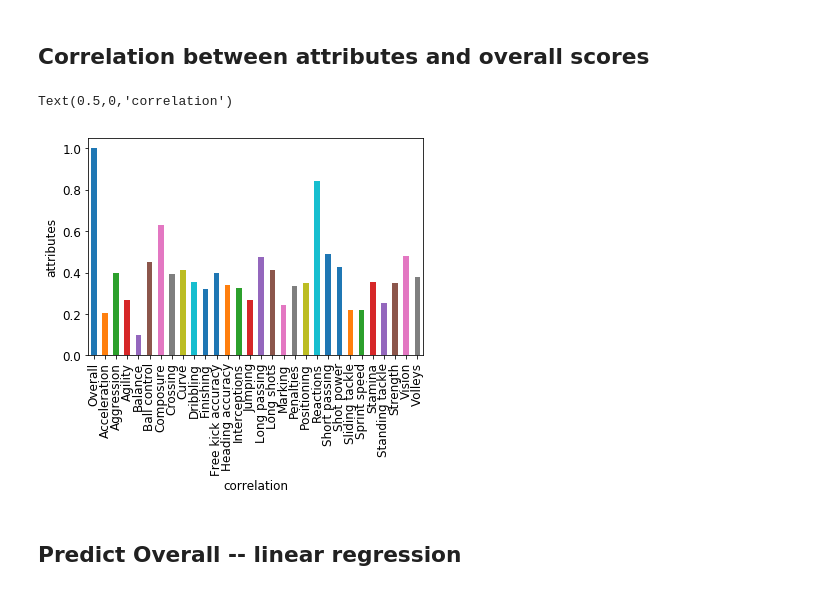
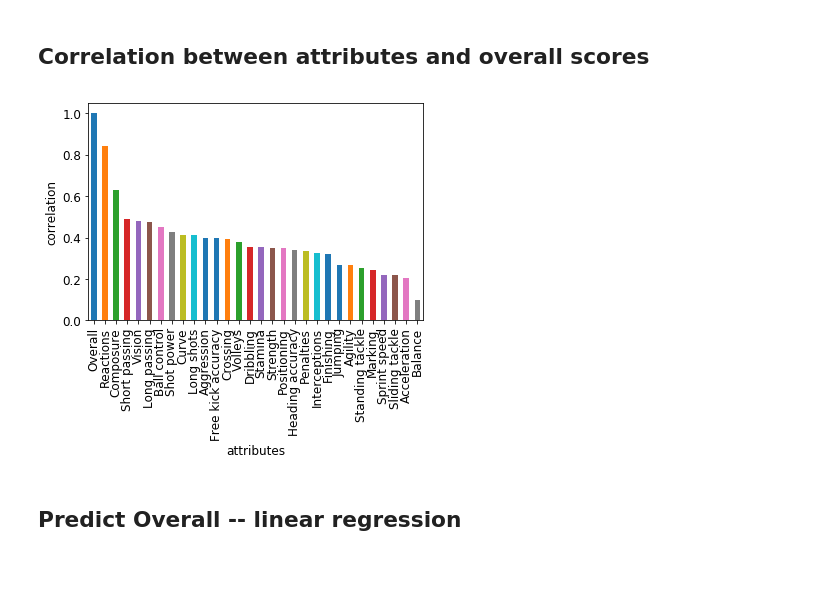
Before and after one commit to zhennongchen/ECE225A, a Jupyter notebook: FIFAstatistics.ipynb, the cells around one changed output. Saved outputs shown, nothing was run; the diff lists cells and outputs as text; code cells hidden in the pictures.

```diff
--- a/FIFAstatistics.ipynb
+++ b/FIFAstatistics.ipynb
@@ -228,17 +228,16 @@ plt.savefig('overall score distribution gaussian fitted.pdf',bbox_inches = 'tigh
 # %%
 attributes=np.concatenate([np.array([29]),np.arange(0,29)])
 df_performance=df.iloc[:,attributes]
 corr=df_performance.corr()
-overall_corr=corr.iloc[0,:]
+overall_corr=corr.iloc[0,:].sort_values(ascending=False)
 overall_corr.plot.bar(fontsize=12)
-plt.ylabel("attributes",fontsize=12)
-plt.xlabel("correlation",fontsize=12)
+plt.ylabel("correlation",fontsize=12)
+plt.xlabel("attributes",fontsize=12)
 ##fig,ax=plt.subplots(figsize=(10,8))
 ##sns.heatmap(corr,linewidths=.5,ax=ax)
-##plt.savefig('correlation of attributes.pdf',bbox_inches = 'tight')
+plt.savefig('correlation of attributes.pdf',bbox_inches = 'tight')
 # %% [output]
-Text(0.5,0,'correlation')
-[figure, old version]
+[figure, new version]
 # %% [markdown]
 ## Predict Overall -- linear regression
 # %%
```
Also changed, not shown: 2 other files.
